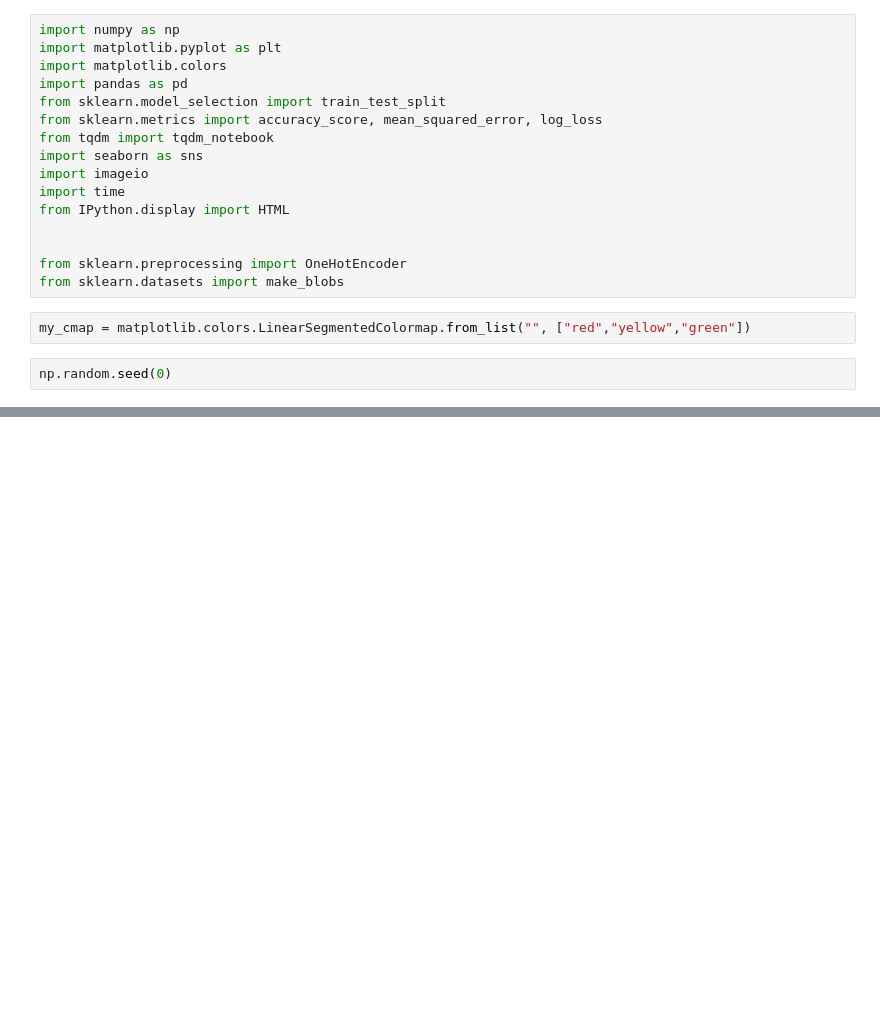
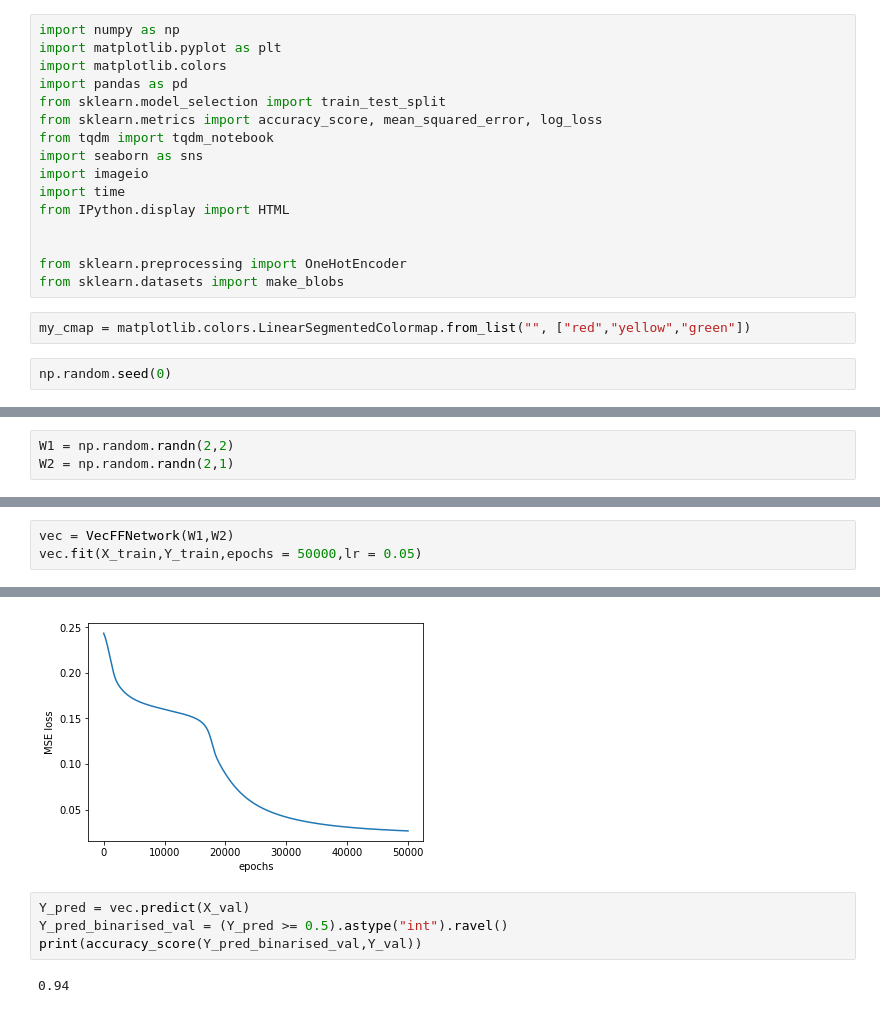
Before and after one commit to VivekVarmaN/OneFourthLabWork, a Jupyter notebook: VectorizedFeedForwardNetwork.ipynb, the cells around one changed output, grey strips where cells are left out. Drawn from its saved outputs; the diff is of its cells as text; blank space fills up the shorter version.

```diff
--- a/VectorizedFeedForwardNetwork.ipynb
+++ b/VectorizedFeedForwardNetwork.ipynb
@@ -22,0 +177,3 @@ np.random.seed(0)
+# %%
+W1 = np.random.randn(2,2)
+W2 = np.random.randn(2,1)
@@ -22,0 +246,4 @@ np.random.seed(0)
+# %%
+vec = VecFFNetwork(W1,W2)
+vec.fit(X_train,Y_train,epochs = 50000,lr = 0.05)
+# %% [output]
@@ -22,0 +251,7 @@ np.random.seed(0)
+[figure, added]
+# %%
+Y_pred = vec.predict(X_val)
+Y_pred_binarised_val = (Y_pred >= 0.5).astype("int").ravel()
+print(accuracy_score(Y_pred_binarised_val,Y_val))
+# %% [output]
+0.94
```
Also changed, not shown: parts of 11 cells of this notebook.
